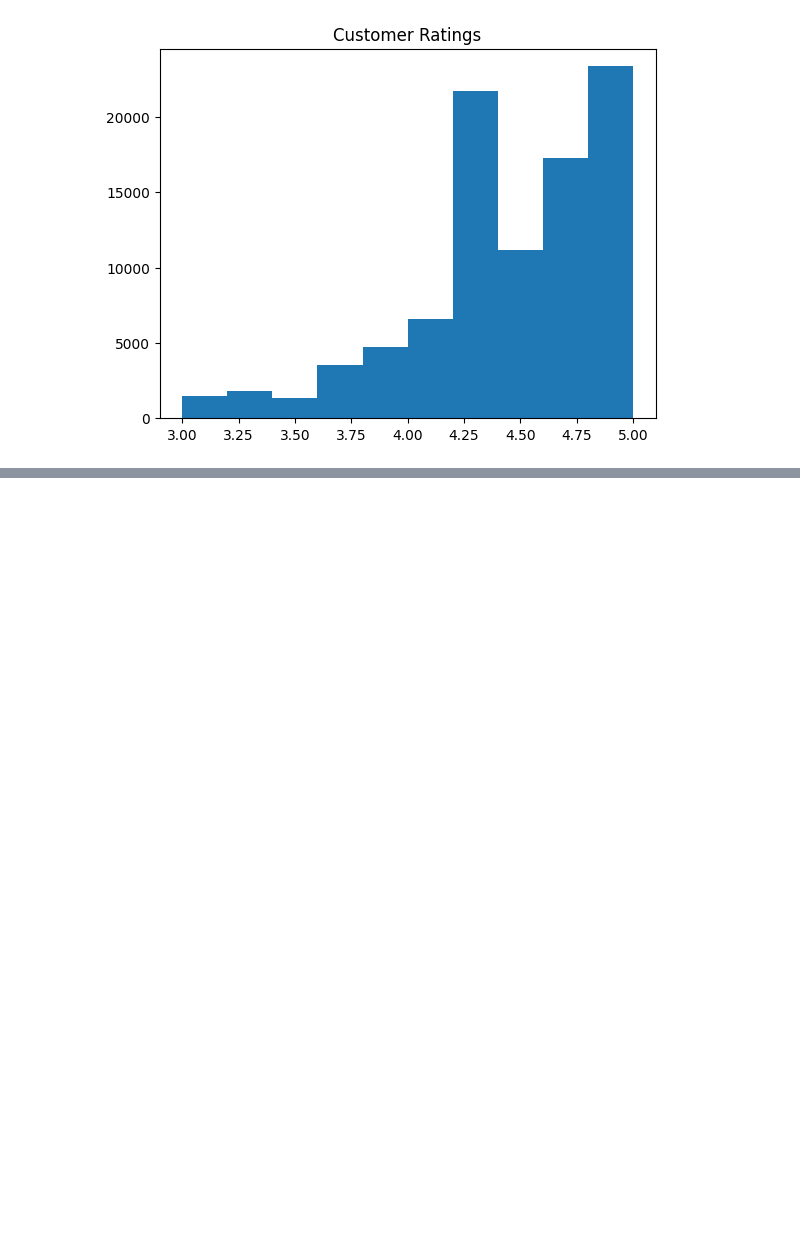
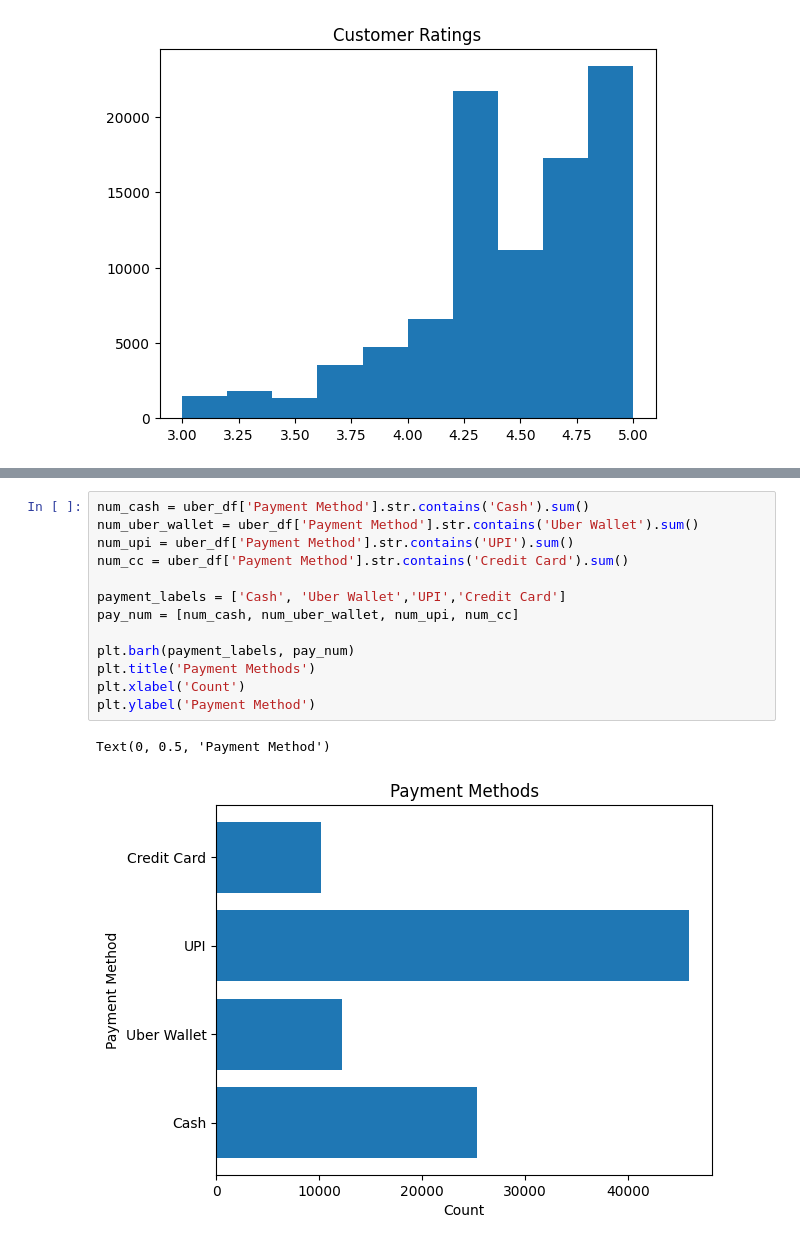
Before and after one commit to build-summer-2025/async-final-project-purple-ruion, a Jupyter notebook: final_project_example.ipynb, the cells around one changed output, grey strips where cells are left out. Saved outputs shown, nothing was run; the diff lists cells and outputs as text; blank space fills up the shorter version.

```diff
--- a/final_project_example.ipynb
+++ b/final_project_example.ipynb
@@ -57,0 +56,16 @@ plt.axis('equal')
+# %%
+num_cash = uber_df['Payment Method'].str.contains('Cash').sum()
+num_uber_wallet = uber_df['Payment Method'].str.contains('Uber Wallet').sum()
+num_upi = uber_df['Payment Method'].str.contains('UPI').sum()
+num_cc = uber_df['Payment Method'].str.contains('Credit Card').sum()
+
+payment_labels = ['Cash', 'Uber Wallet','UPI','Credit Card']
+pay_num = [num_cash, num_uber_wallet, num_upi, num_cc]
+
+plt.barh(payment_labels, pay_num)
+plt.title('Payment Methods')
+plt.xlabel('Count')
+plt.ylabel('Payment Method')
+# %% [output]
+Text(0, 0.5, 'Payment Method')
+[figure, added]
```
Also changed, not shown: parts of 1 cell of this notebook, 3 other files.
